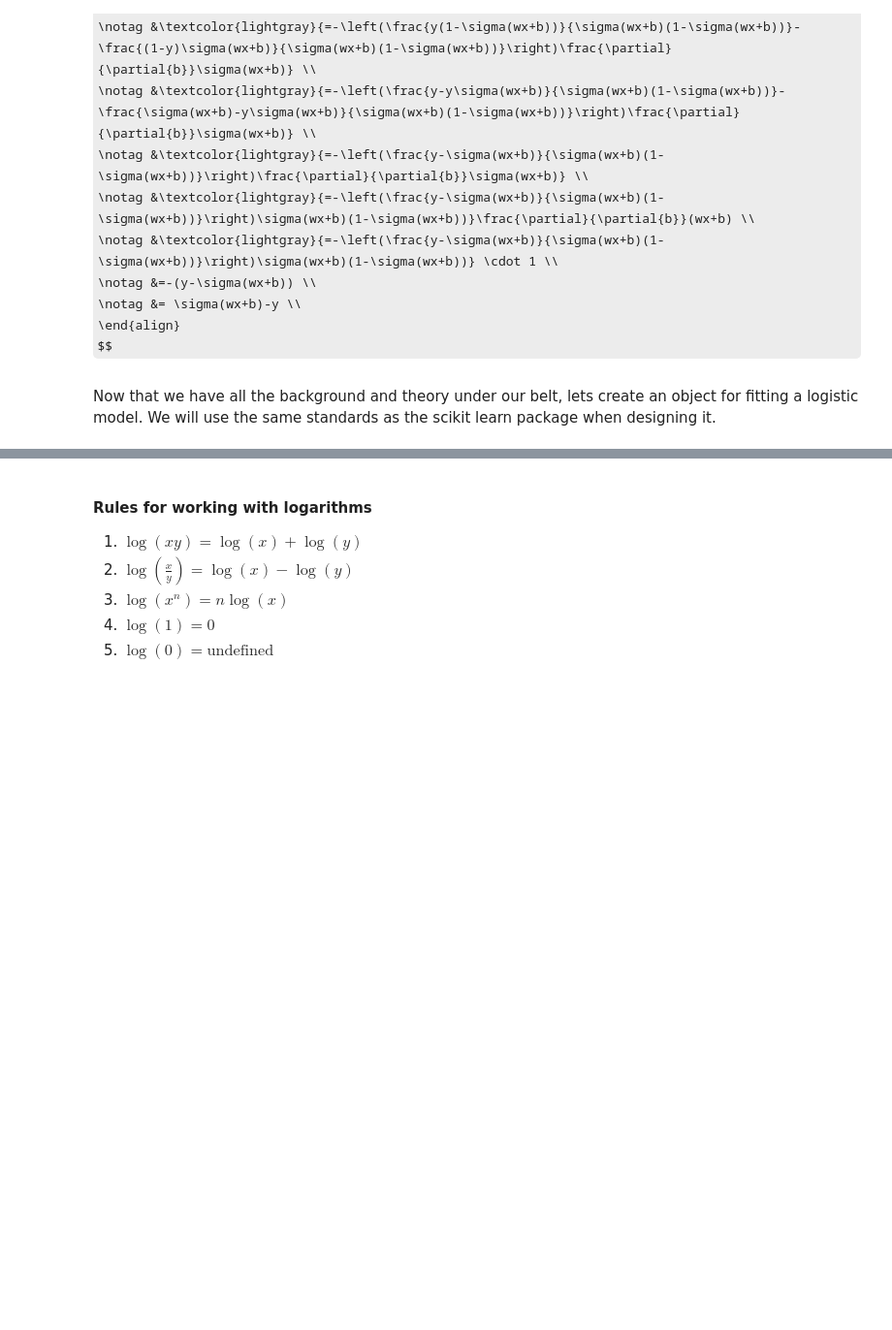
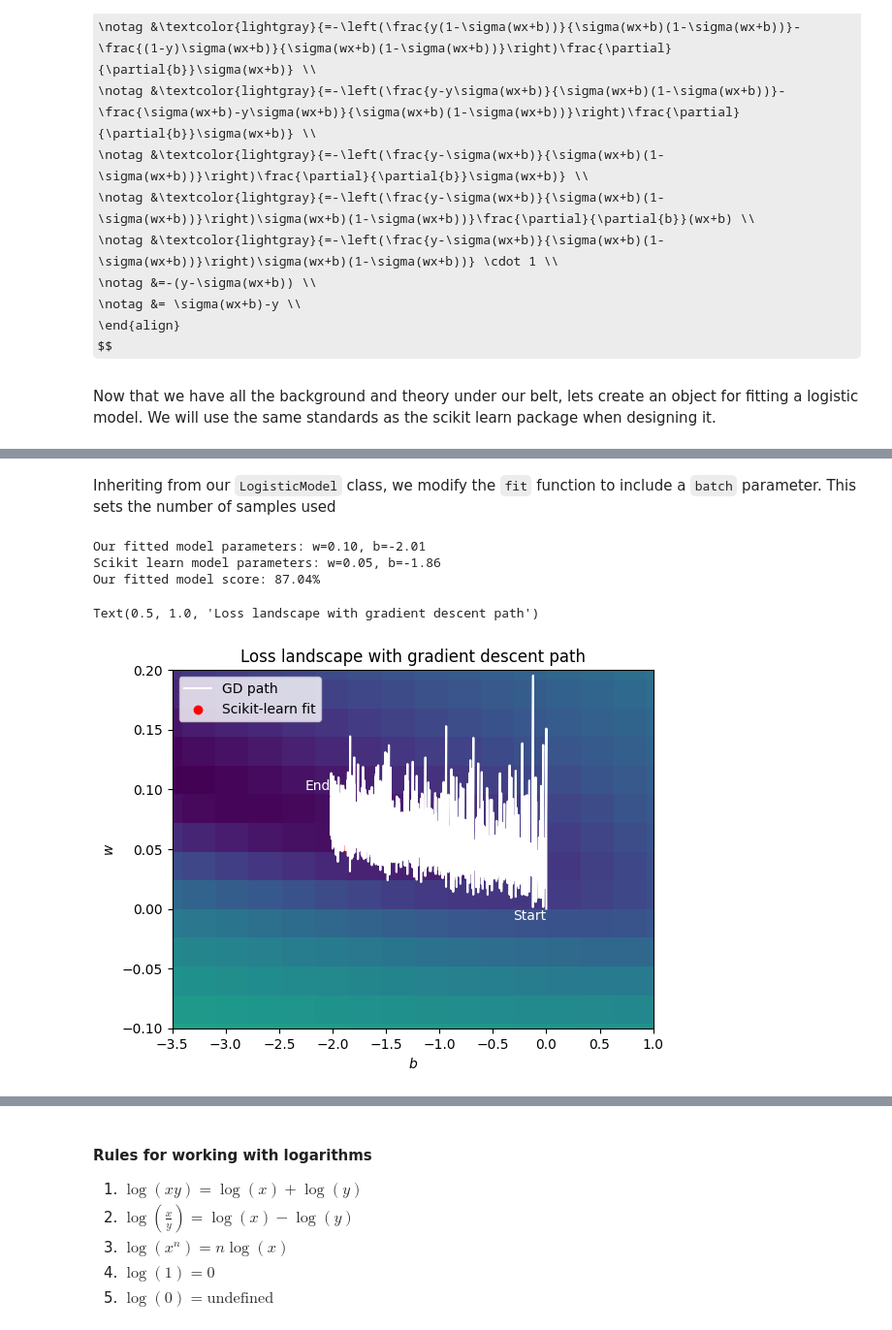
Before and after one commit to dbheadley/DecodingTheBrain, a Jupyter notebook: Week4/notes.ipynb, the cells around one changed output, grey strips where cells are left out. Shown at 97% size. Saved outputs shown, nothing was run; the diff lists cells and outputs as text; code cells hidden in the pictures; some formulas as TeX source; blank space fills up the shorter version.

```diff
--- a/Week4/notes.ipynb
+++ b/Week4/notes.ipynb
@@ -905,0 +975,25 @@ fig.tight_layout()
+# %% [markdown]
+Inheriting from our `LogisticModel` class, we modify the `fit` function to include a `batch` parameter. This sets the number of samples used
+# %%
+lm_sgd = LogisticModelSGD()
+lm_sgd.fit(X, y, lr=0.01, tol=0.000001, max_iter=2000, batch_size=30)
+print('Our fitted model parameters: w={:.2f}, b={:.2f}'.format(lm_sgd.w, lm_sgd.b))
+print('Scikit learn model parameters: w={:.2f}, b={:.2f}'.format(w_sk, b_sk))
+print('Our fitted model score: {:.2f}%'.format(lm_sgd.score(X, y)*100))
+
+ax,_ = plot_logistic_loss_landscape(sel_data=np.arange(0, X.size))
+ax.plot(lm_sgd.b_hist, lm_sgd.w_hist, 'k', label='GD path', color='white')
+ax.text(lm_sgd.b_hist[0], lm_sgd.w_hist[0], 'Start', ha='right', va='top', color='white')
+ax.text(lm_sgd.b_hist[-1], lm_sgd.w_hist[-1], 'End', ha='right', va='bottom', color='white')
+ax.scatter(b_sk, w_sk, color='r', label='Scikit-learn fit')
+ax.legend()
+ax.set_xlim([-3.5, 1])
+ax.set_ylim([-0.1, 0.2])
+ax.grid(False)
+ax.set_title('Loss landscape with gradient descent path')
+# %% [output]
+Our fitted model parameters: w=0.10, b=-2.01
+Scikit learn model parameters: w=0.05, b=-1.86
+Our fitted model score: 87.04%
+Text(0.5, 1.0, 'Loss landscape with gradient descent path')
+[figure, added]
```
Also changed, not shown: parts of 18 cells of this notebook.
